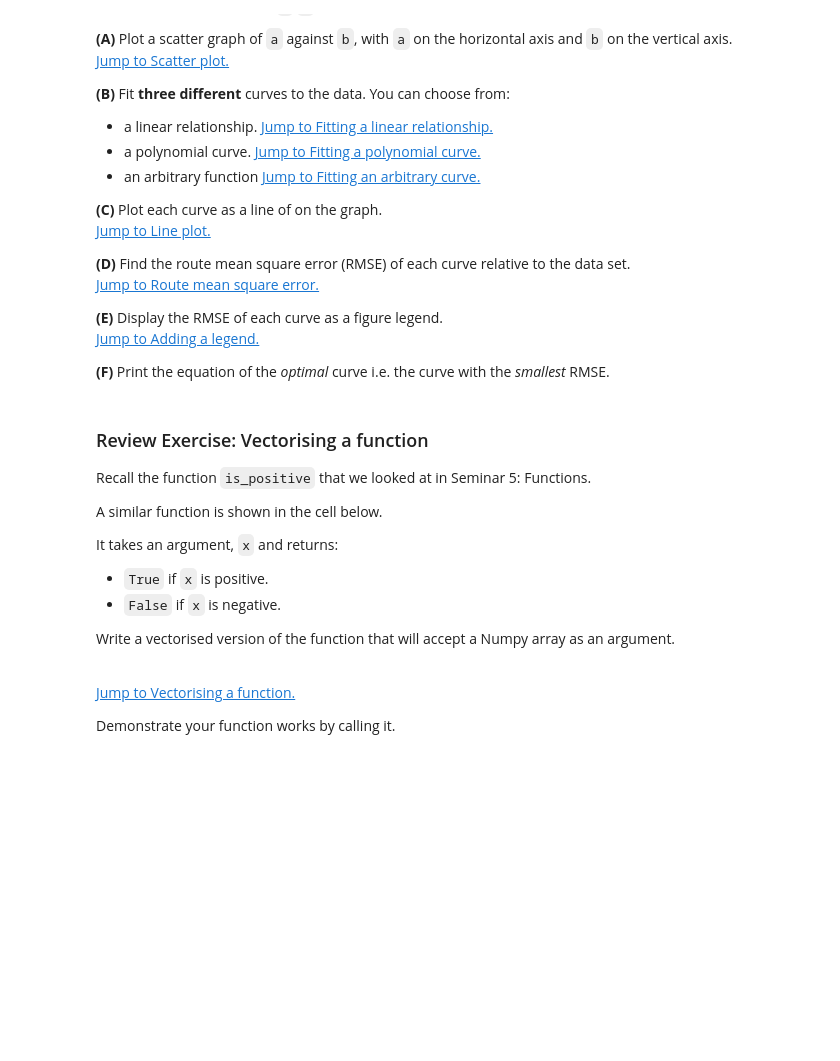
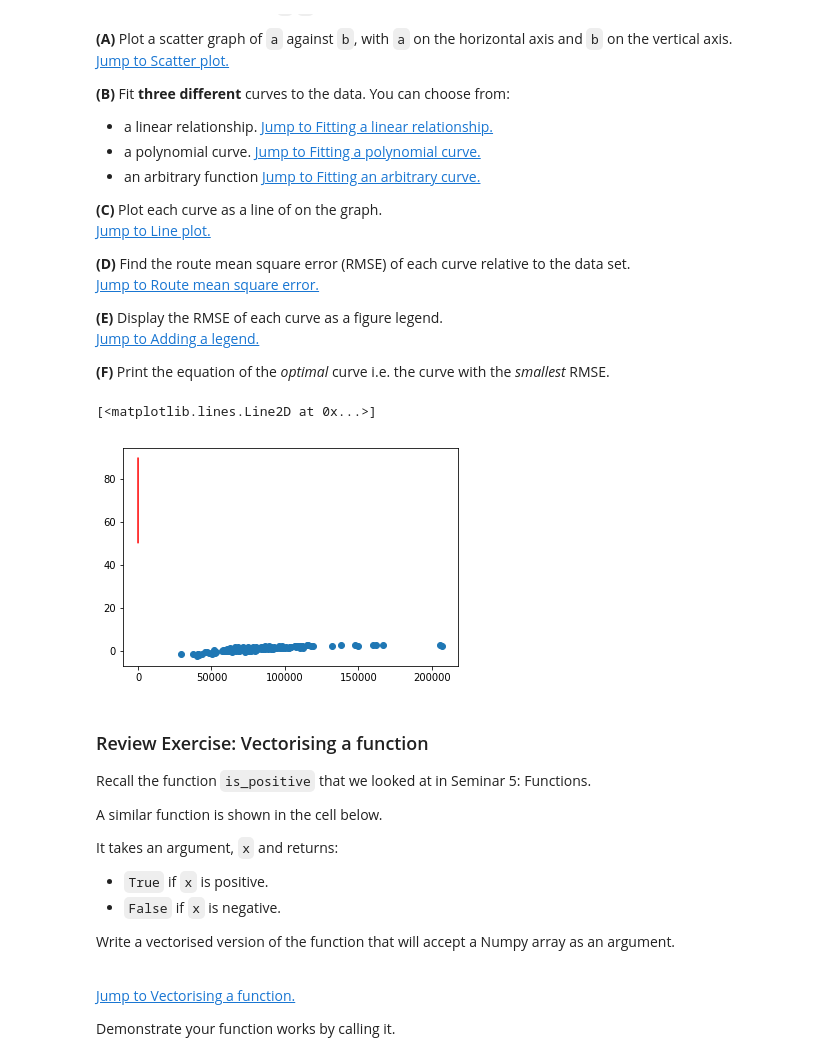
Before and after one commit to michaelnicht/python-class, a Jupyter notebook: 7_Numerical_computation_with_Numpy.ipynb, the cells around one changed output. Cells and saved outputs as stored; diff of their text form; code cells hidden in the pictures; blank space fills up the shorter version.

```diff
--- a/7_Numerical_computation_with_Numpy.ipynb
+++ b/7_Numerical_computation_with_Numpy.ipynb
@@ -2598,0 +2649,8 @@ __(C)__ An array with 2 rows and 2 columns (2 by 2), where all elements are 4.
+# %%
+# 2D arrays
+a = np.full((3,2), 1.0)
+print(a)
+b = np.random.randint(1, 10, size=(4,1))
+print(b)
+c = np.full((2,2), 4)
+print(c)
@@ -2666,7 +2787,18 @@ __(F)__ Print the equation of the *optimal* curve i.e. the curve with the *small
 # %%
 a = np.array([88438,45505,75127,115571,89911,87432,100083,85589,73104,86890,78580,70785,41050,57610,107537,59262,73038,87891,75368,111638,74911,71599,96774,79667,90725,93816,75859,64969,205688,71500,53098,71250,89615,94747,50400,63673,78257,72785,83015,150000,84699,67191,86298,117705,88935,89643,106678,97894,132164,59387,60684,96151,68794,74559,29430,88362,111792,57205,83651,87518,80129,86801,110761,63274,66143,110694,52590,59994,80460,103589,68298,59056,40294,161848,103100,86354,37428,43307,80792,77368,109159,71538,84783,86250,82900,74728,48597,75549,106942,102167,62708,60630,70273,84918,88693,74141,46627,119112,88260,97262,86095,110472,82734,84761,91715,103292,86339,147993,77560,100625,68094,78250,75426,86138,112344,115000,98846,90499,80029,61959,76779,68833,81026,66361,92737,76692,64974,103869,51951,108854,61038,75938,75346,40639,73156,80067,82322,52353,
               62832,207262,160106,77740,72011,167094,58458,41639,79528,66583,83993,138082,77366])
 b = np.array([1.7,-0.4,0.5,2.6,1.4,1.5,1.5,1.7,-0.5,1.6,0.9,1.1,-1.7,0.3,1.8,0.5,1,1.9,0.1,2,1.7,1,1.2,1.5,1,1.1,1.2,0,2.6,1.4,-0.8,1.6,1.1,1.2,-1.4,-0.5,1.9,0,1.5,2.4,1.5,0.7,1.8,2,2.4,1.6,2,2.3,2,0.1,0.3,2.3,0,0,-1.7,1.9,2,0,0.9,1.3,0.4,1.6,2.3,-0.1,1.7,2.1,-0.9,0.1,1,1.9,0.4,-0.3,-2.4,2.7,1.3,2,-1.3,-1.5,0.7,1.1,2.3,1.1,0.7,0.9,1.1,0.1,-0.9,1.4,2.1,1.2,0.1,0.8,0.3,1.4,1.5,1,-0.5,2.4,0.9,1.5,1.6,1.2,1.3,1.8,0.8,1.8,1.9,2.6,1.5,1.8,1.8,0.6,0.7,1.2,1.5,2.5,1.1,1.6,1.6,1,0,0,1,0.5,1.7,0.6,0.1,1.7,0.2,2.1,0.1,0.9,0.8,-1.3,1.3,0.5,1.5,-0.6,1.2,2.4,2.6,1.1,0.8,2.5,-0.2,-2,0.1,0.1,1.6,2.6,1.2])
+plt.plot(a, b, 'o')
+def arbitrary(a,b):
+    y = a * b
+    return y
+#yeah...no.
+yfit = exponential(x, *opt)
+
+plt.plot(x, yfit, 'r', label='fit')
+# %% [output]
+[<matplotlib.lines.Line2D at 0x...>]
+[figure, added]
 # %% [markdown]
 ### Review Exercise:  Vectorising a function
 
```
Also changed, not shown: parts of 20 cells of this notebook, 2 other files.
